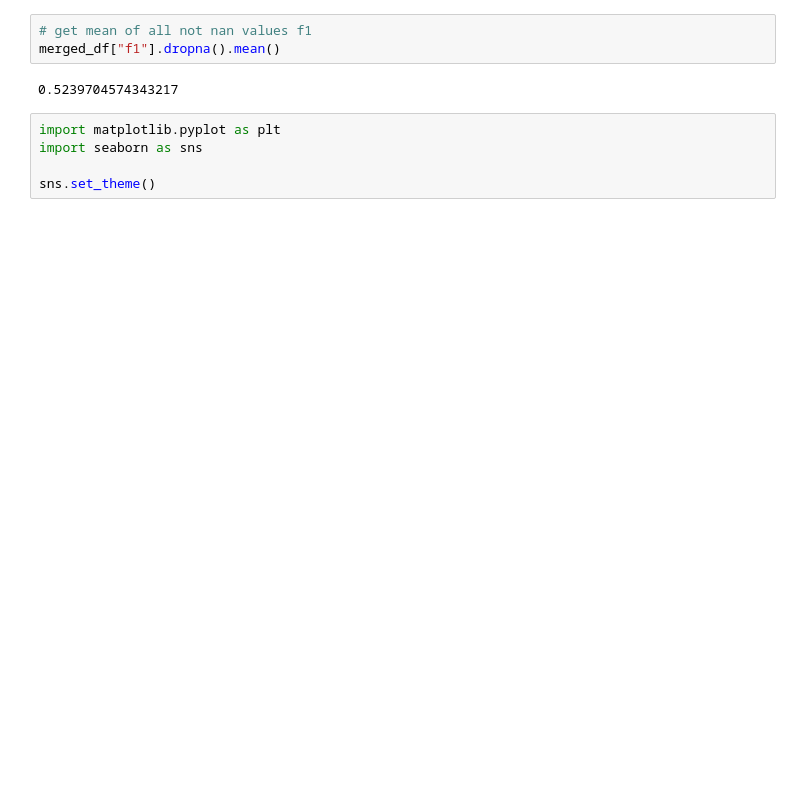
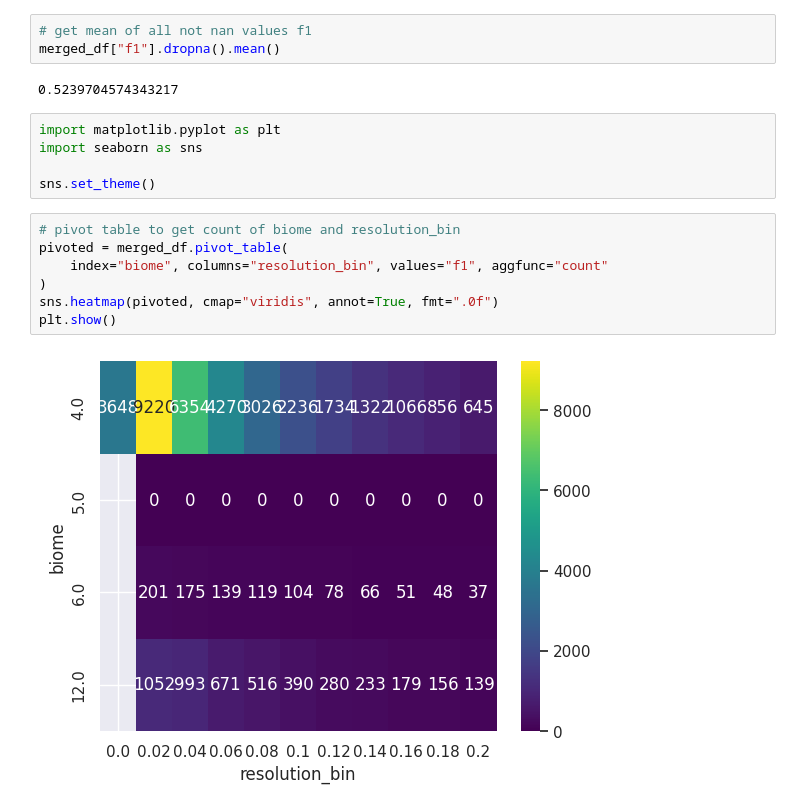
Before and after one commit to jmoeh/standing-deadwood, a Jupyter notebook: notebooks/09_visualize_dataset.ipynb, the cells around one changed output. Cells and saved outputs as stored; diff of their text form; blank space fills up the shorter version.

```diff
--- a/notebooks/09_visualize_dataset.ipynb
+++ b/notebooks/09_visualize_dataset.ipynb
@@ -140,6 +161,15 @@ import matplotlib.pyplot as plt
 import seaborn as sns
 
 sns.set_theme()
+# %%
+# pivot table to get count of biome and resolution_bin
+pivoted = merged_df.pivot_table(
+    index="biome", columns="resolution_bin", values="f1", aggfunc="count"
+)
+sns.heatmap(pivoted, cmap="viridis", annot=True, fmt=".0f")
+plt.show()
+# %% [output]
+[figure, added]
 # %%
 # plot seaborn heatmap with biome and resolution as x and y and f1 as value
 pivoted = merged_df.pivot_table(index="biome", columns="resolution_bin", values="f1")
```
Also changed, not shown: parts of 11 cells of this notebook, 12 other files.
